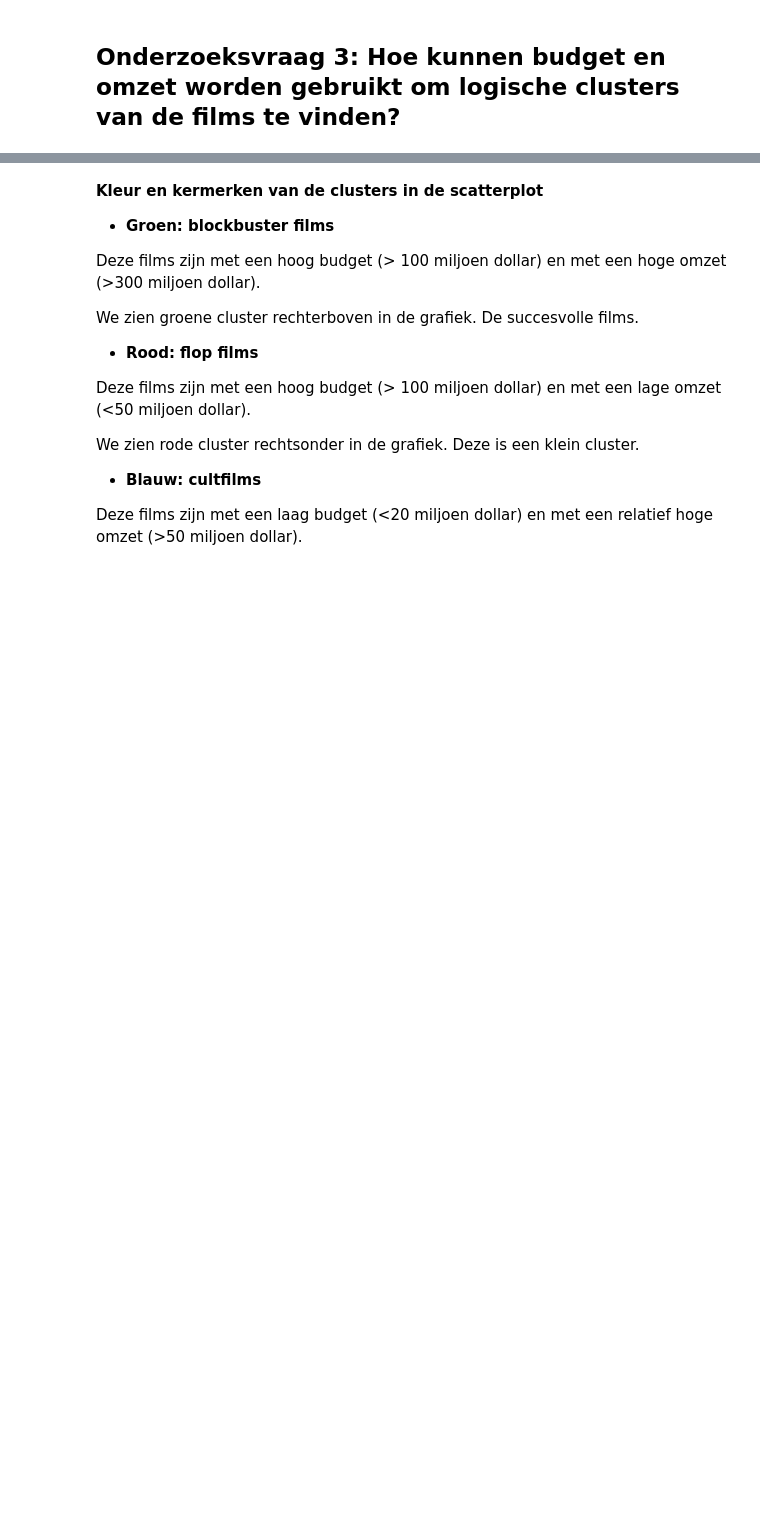
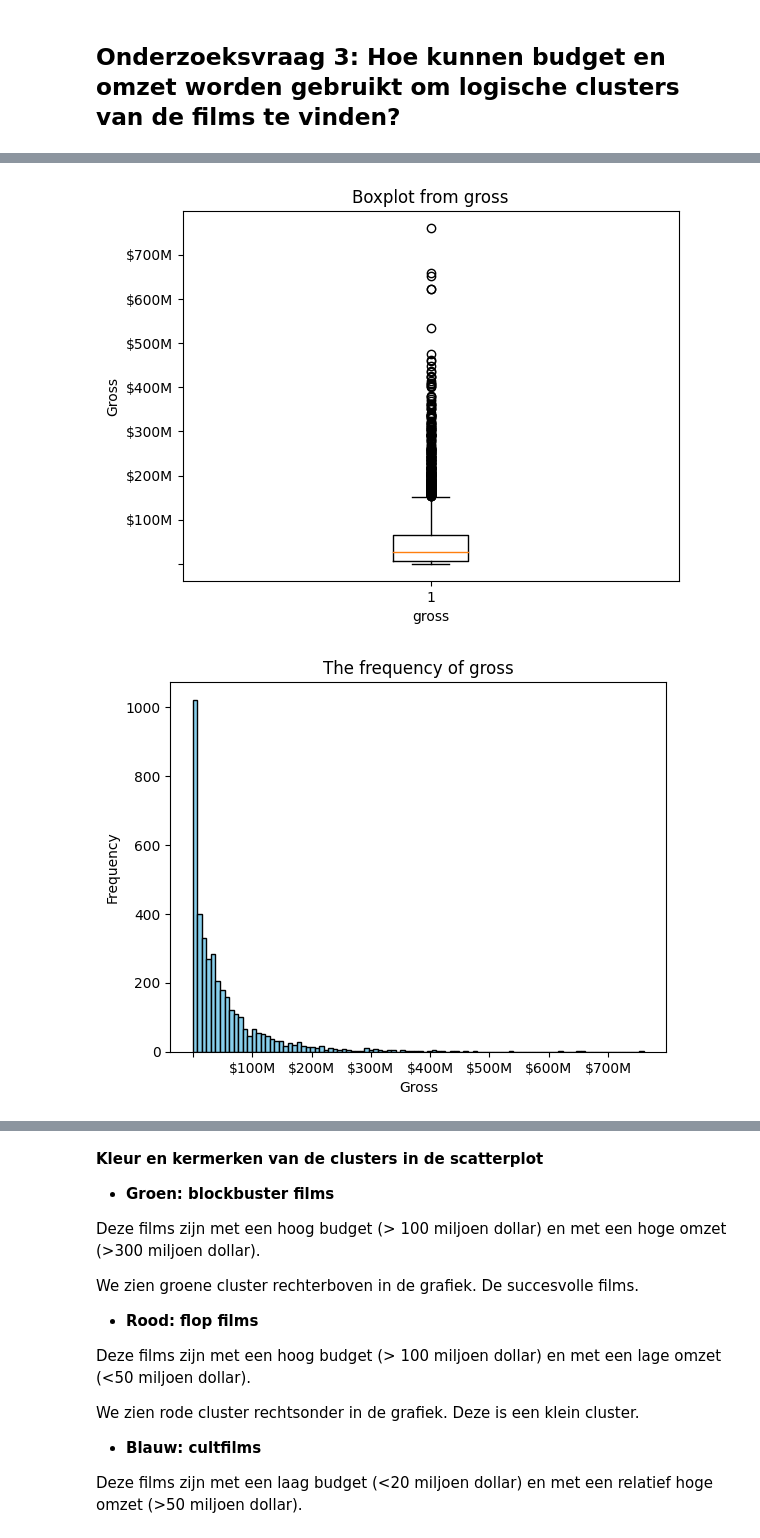
Before and after one commit to Pimdw/CM_CASUS, a Jupyter notebook: main.ipynb, the cells around one changed output, grey strips where cells are left out. Cells and saved outputs as stored; diff of their text form; code cells hidden in the pictures; blank space fills up the shorter version.

```diff
--- a/main.ipynb
+++ b/main.ipynb
@@ -791,0 +923,2 @@ De data is dus niet goed gemerged en zal verder onderzocht moeten worden
+# %%
+df = dfr[['gross', 'budget']]
@@ -791,0 +933,2 @@ De data is dus niet goed gemerged en zal verder onderzocht moeten worden
+# %%
+df = df.dropna()
@@ -791,0 +955,13 @@ De data is dus niet goed gemerged en zal verder onderzocht moeten worden
+# %%
+# Code afkomstig van les CM10
+# kMeans en GMM maken gebruik van afstandsmaten, daarom is standaardiseren belangrijk
+df.reset_index(inplace = True)
+
+# Berekenen van return on investment (ROI).
+df['ROI'] = df['gross'] / (df['budget'] + 1)  # +1 want je kan niet delen door 0
+
+# We passen scaling toe zodat de afstandmaten beter zijn verdeeld onder elkaar.
+scaler = StandardScaler()
+scaler.fit(df[['gross', 'budget', 'ROI']])
+df_z = pd.DataFrame(scaler.transform(df[['gross', 'budget', 'ROI']]), columns=['gross_z', 'budget_z', 'ROI_z'])
+df[['gross_z', 'budget_z', 'ROI_z']] = df_z
@@ -791,0 +981,9 @@ De data is dus niet goed gemerged en zal verder onderzocht moeten worden
+# %%
+fn.boxplot_gross_and_budget(df, 'gross')
+fn.histogram_gross(df, 'gross')
+
+fn.boxplot_gross_and_budget(df, 'budget')
+fn.histogram_gross(df, 'budget')
+# %% [output]
+[figure, added]
+[figure, added]
```
Also changed, not shown: parts of 60 cells of this notebook.
